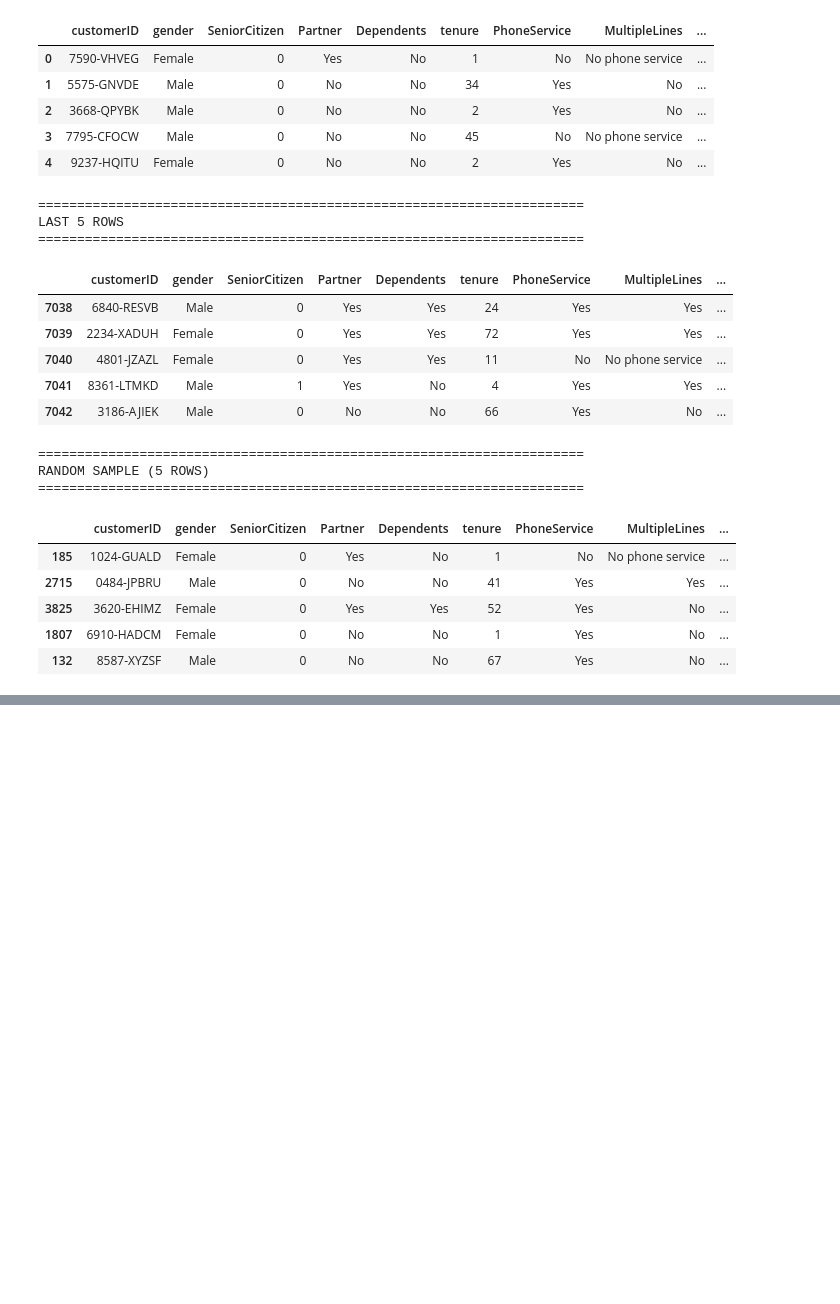
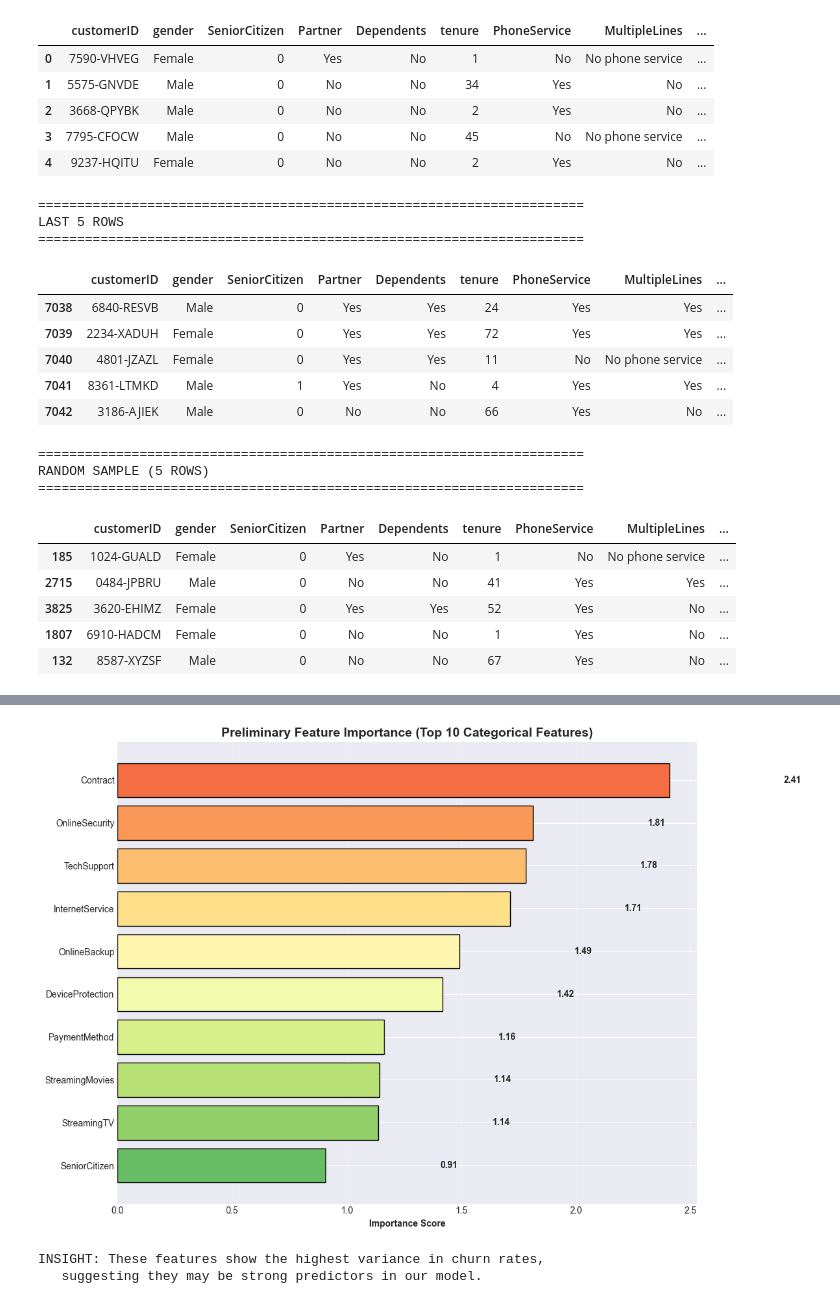
Before and after one commit to vaka2020/customer-churn-prediction-mlops, a Jupyter notebook: notebooks/01_eda.ipynb, the cells around one changed output, grey strips where cells are left out. Saved outputs shown, nothing was run; the diff lists cells and outputs as text; code cells hidden in the pictures; blank space fills up the shorter version.

```diff
--- a/notebooks/01_eda.ipynb
+++ b/notebooks/01_eda.ipynb
@@ -162,0 +943,68 @@ Column Names and Types:
+# %%
+# ============================================================
+# FEATURE IMPORTANCE INDICATOR (Before Modeling)
+# ============================================================
+
+print("\n" + "="*70)
+print("FEATURE IMPORTANCE INDICATOR")
+print("="*70)
+print("\nNote: This is a preliminary assessment based on churn rate variance.")
+print("Actual feature importance will be calculated during model training.\n")
+
+# Calculate importance score for categorical features
+importance_scores = {}
+
+for col in categorical_cols:
+    # Variance in churn rates across categories
+    churn_by_cat = df.groupby(col)['Churn'].apply(
+        lambda x: (x=='Yes').sum() / len(x)
+    )
+
+    # Higher variance = more discriminative feature
+    variance = churn_by_cat.var()
+
+    # Range of churn rates
+    rate_range = churn_by_cat.max() - churn_by_cat.min()
+
+    # Combined score (normalized)
+    importance_scores[col] = {
+        'variance': variance,
+        'range': rate_range,
+        'score': (variance * 100 + rate_range) / 2  # Combined metric
+    }
+
+# Sort by importance
+importance_df = pd.DataFrame(importance_scores).T.sort_values('score', ascending=False)
+
+print("Top 10 Most Important Categorical Features (by churn rate variance):")
+print("-" * 70)
+print(f"{'Feature':<25} {'Variance':>10} {'Range':>10} {'Importance':>12}")
+print("-" * 70)
+
+for idx, (feature, row) in enumerate(importance_df.head(10).iterrows(), 1):
+    bar = "█" * int(row['score'] / 2)
+    print(f"{idx:2d}. {feature:<22} {row['variance']:>10.4f} {row['range']:>10.2f} {row['score']:>10.2f} {bar}")
+
+# Visualize
+fig, ax = plt.subplots(figsize=(12, 8))
+top_features = importance_df.head(10).sort_values('score')
+colors = plt.cm.RdYlGn_r(np.linspace(0.2, 0.8, len(top_features)))
+
+bars = ax.barh(range(len(top_features)), top_features['score'], color=colors, edgecolor='black')
+ax.set_yticks(range(len(top_features)))
+ax.set_yticklabels(top_features.index)
+ax.set_xlabel('Importance Score', fontweight='bold')
+ax.set_title('Preliminary Feature Importance (Top 10 Categorical Features)',
+            fontweight='bold', fontsize=14)
+ax.grid(axis='x', alpha=0.3)
+
+# Add value labels
+for i, (score, feature) in enumerate(zip(top_features['score'], top_features.index)):
+    ax.text(score + 0.5, i, f'{score:.2f}', va='center', fontweight='bold')
+
+plt.tight_layout()
+plt.show()
+
+print("\nINSIGHT: These features show the highest variance in churn rates,")
+print("   suggesting they may be strong predictors in our model.")
+# %% [output]
@@ -162,0 +1028,3 @@ Column Names and Types:
+[figure, added]
+INSIGHT: These features show the highest variance in churn rates,
+   suggesting they may be strong predictors in our model.
```
Also changed, not shown: parts of 21 cells of this notebook, 3 other files.
